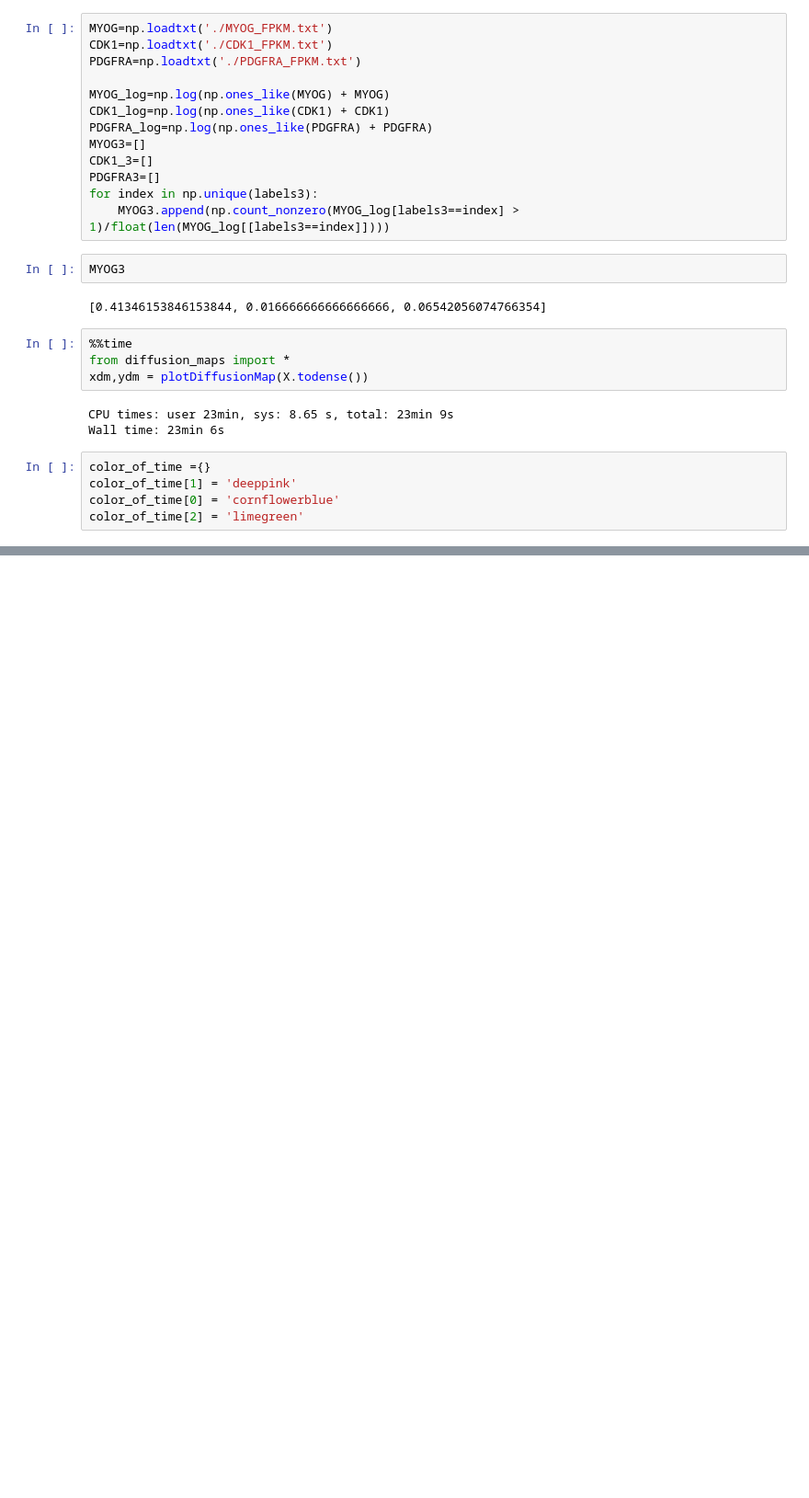
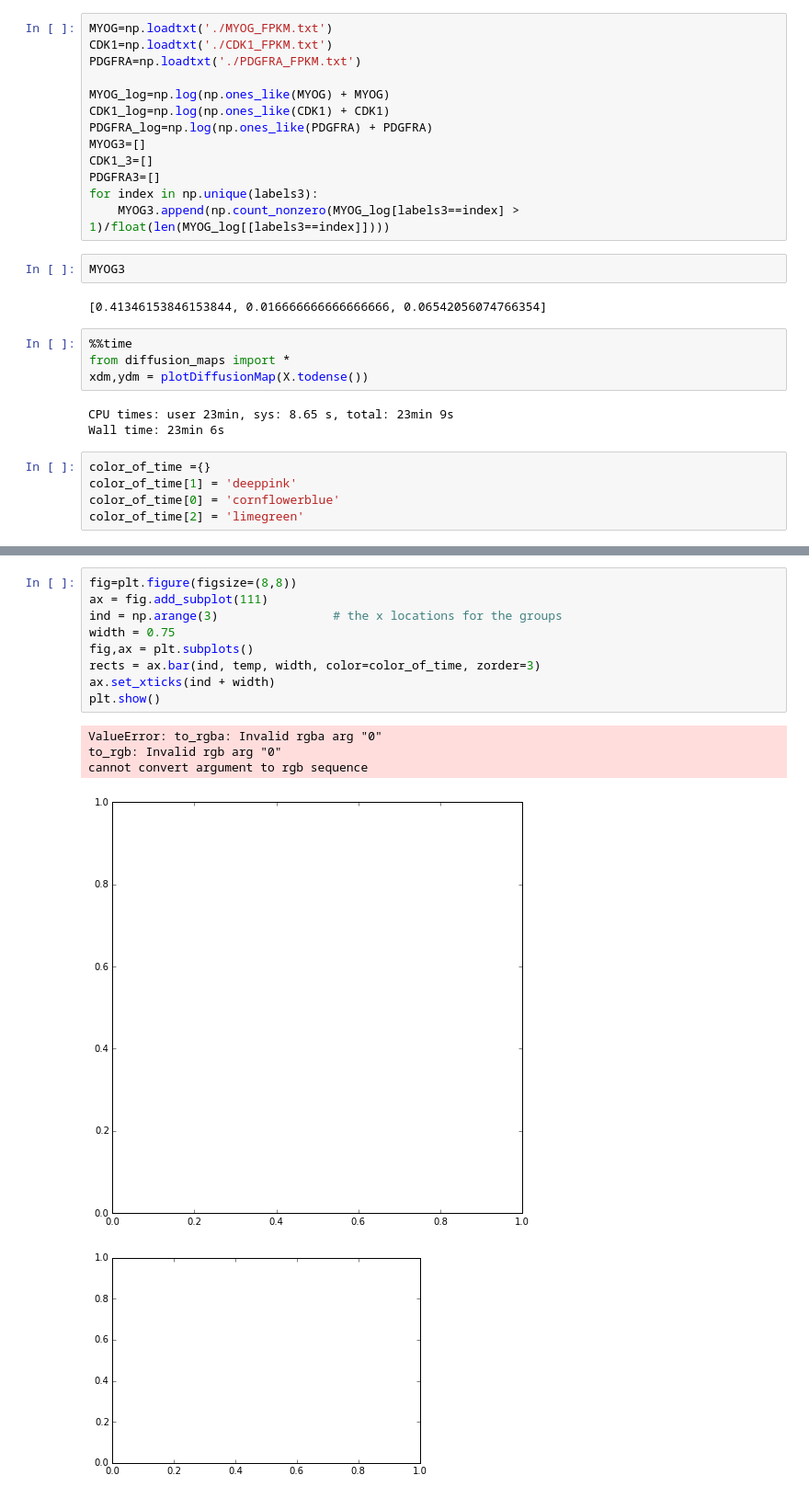
Before and after one commit to govinda-kamath/clustering_on_transcript_compatibility_counts, a Jupyter notebook: Trapnell_pipeline/Trapnell_Analysis.ipynb, the cells around one changed output, grey strips where cells are left out. Shown at 92% size. Drawn from its saved outputs; the diff is of its cells as text; blank space fills up the shorter version.

```diff
--- a/Trapnell_pipeline/Trapnell_Analysis.ipynb
+++ b/Trapnell_pipeline/Trapnell_Analysis.ipynb
@@ -372,0 +400,15 @@ for gn in markergenes:
+# %%
+fig=plt.figure(figsize=(8,8))
+ax = fig.add_subplot(111)
+ind = np.arange(3)                # the x locations for the groups
+width = 0.75
+fig,ax = plt.subplots()
+rects = ax.bar(ind, temp, width, color=color_of_time, zorder=3)
+ax.set_xticks(ind + width)
+plt.show()
+# %% [output]
+ValueError: to_rgba: Invalid rgba arg "0"
+to_rgb: Invalid rgb arg "0"
+cannot convert argument to rgb sequence
+[figure, added]
+[figure, added]
```
Also changed, not shown: parts of 1 cell of this notebook, 3 other files.
